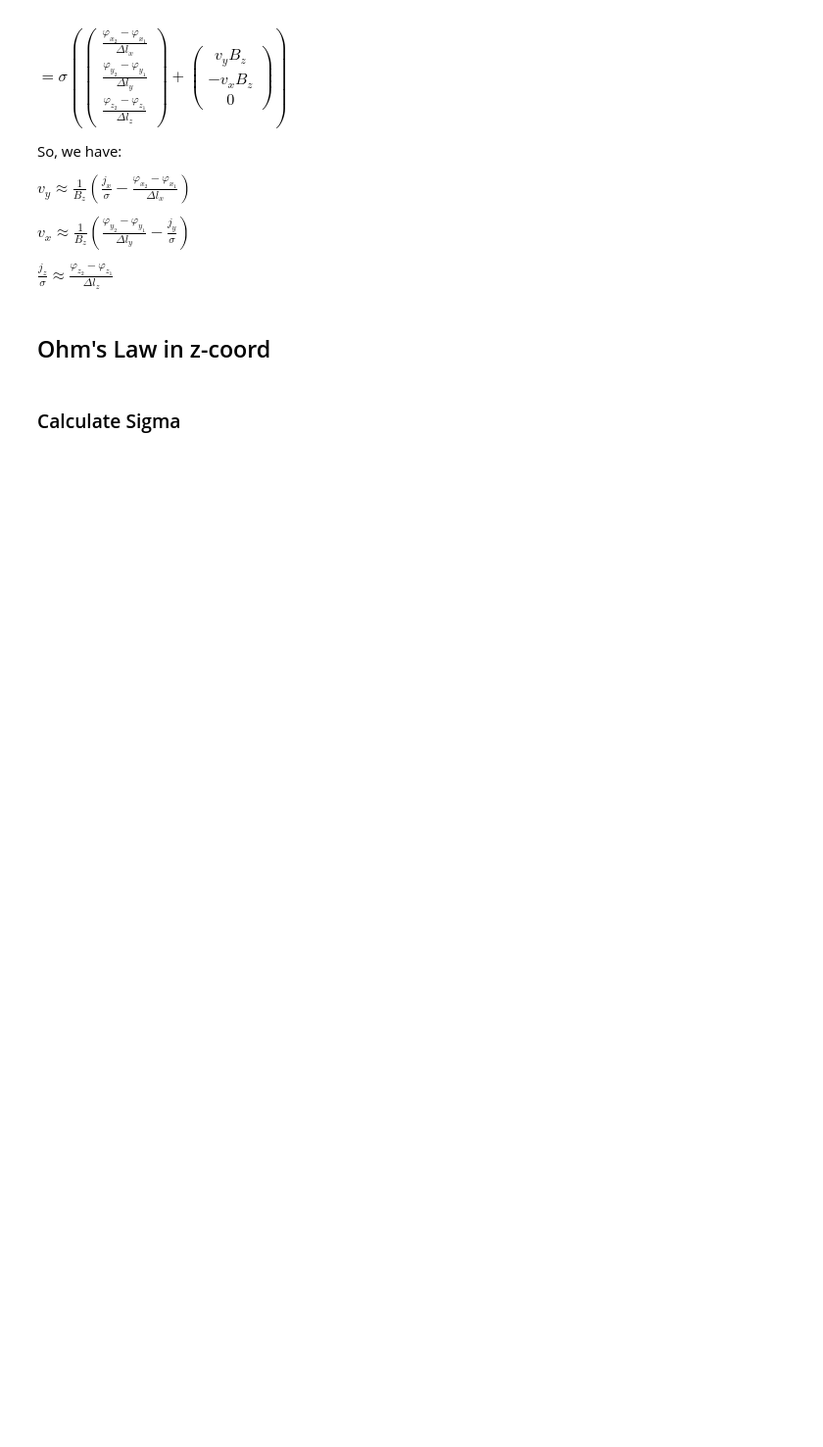
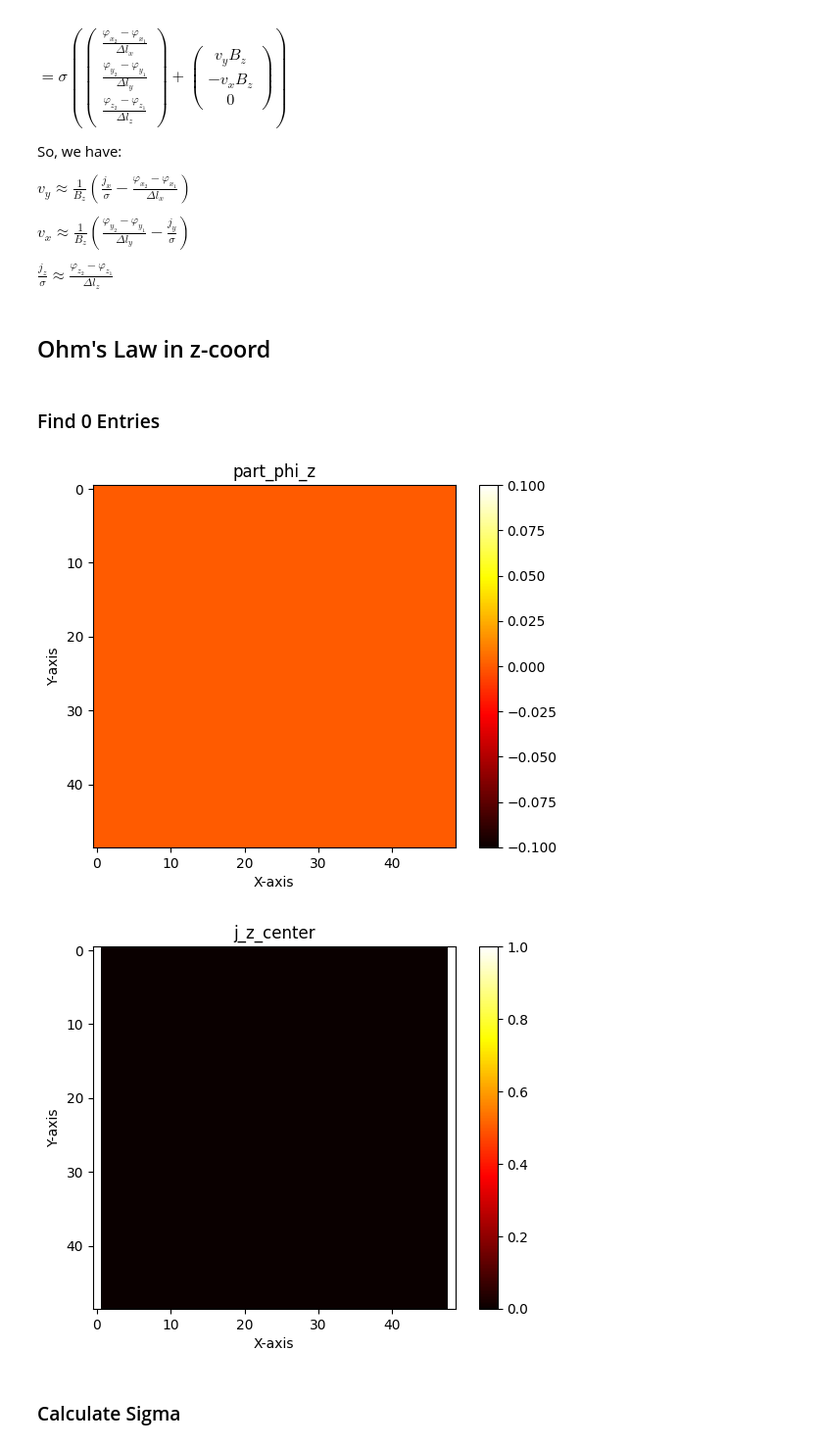
Before and after one commit to MichaelSkowronek/potential_probe_velocity_measuring, a Jupyter notebook: notebooks/sigma_and_b.ipynb, the cells around one changed output. Shown: that part at 98% size. Cells and saved outputs as stored; diff of their text form; code cells hidden in the pictures; blank space fills up the shorter version.

```diff
--- a/notebooks/sigma_and_b.ipynb
+++ b/notebooks/sigma_and_b.ipynb
@@ -96,6 +96,39 @@ $ v_x \approx \frac{1}{B_z} \left( \frac{\varphi_{y_2} - \varphi_{y_1}}{\Delta l
 $ \frac{j_z}{\sigma} \approx \frac{\varphi_{z_2} - \varphi_{z_1}}{\Delta l_z}$
 # %% [markdown]
 ## Ohm's Law in z-coord
+# %% [markdown]
+### Find 0 Entries
+# %%
+part_phi_z = gradF_data['timeseries'][
+    :,
+    :,
+    :,
+    gradF_data['labels'].index('dfdz'),
+]
+plot_heatmap(
+    np.all(
+        part_phi_z == 0,
+        axis=0,
+        ),
+    title='part_phi_z',
+    )
+
+j_z_center = fld_data['timeseries'][
+    :,
+    :,
+    :,
+    fld_data['labels'].index('jz'),
+]
+plot_heatmap(
+    np.all(
+        j_z_center == 0,
+        axis=0,
+        ),
+    title='j_z_center',
+    )
+# %% [output]
+[figure, added]
+[figure, added]
 # %% [markdown]
 ### Calculate Sigma
 # %%
```
Also changed, not shown: parts of 16 cells of this notebook, 1 other file.
